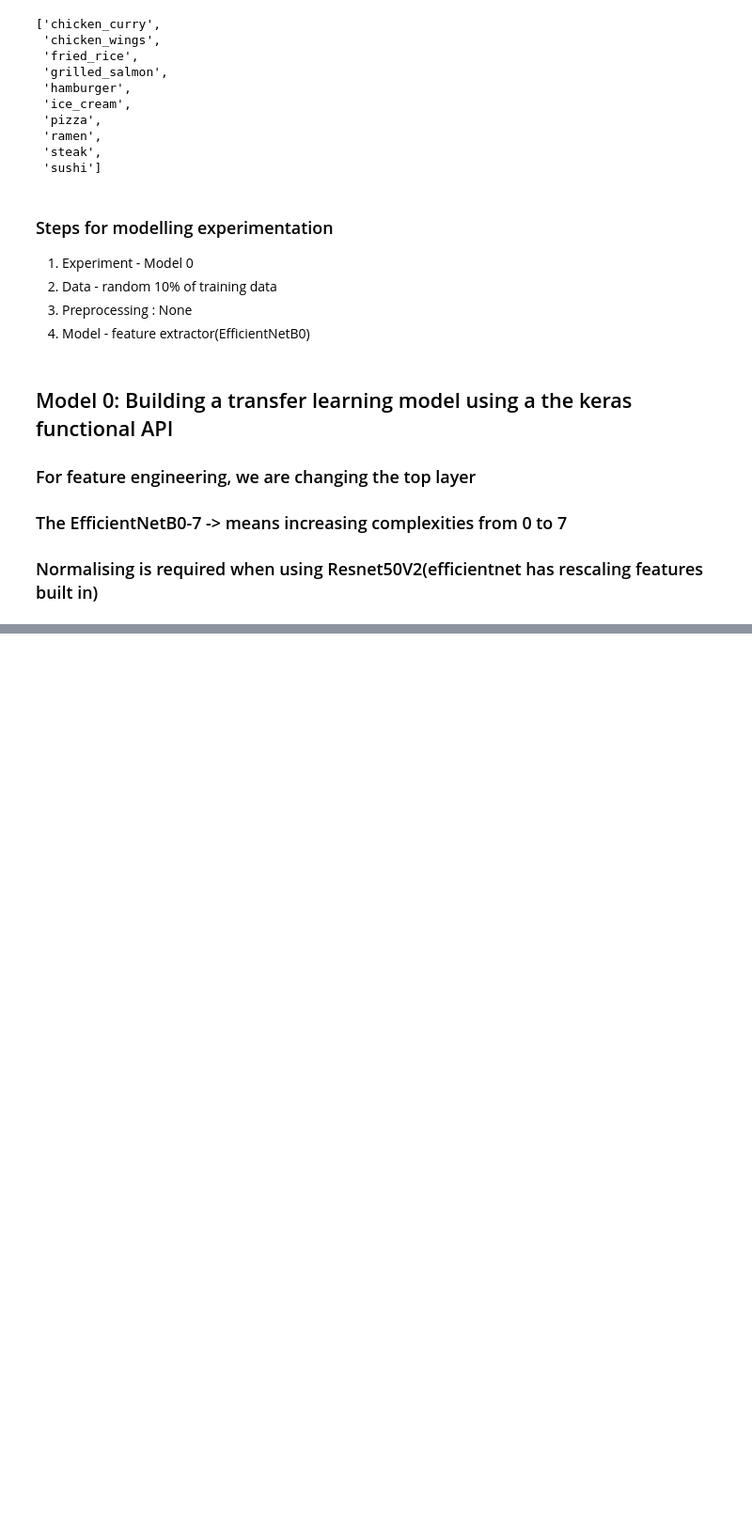
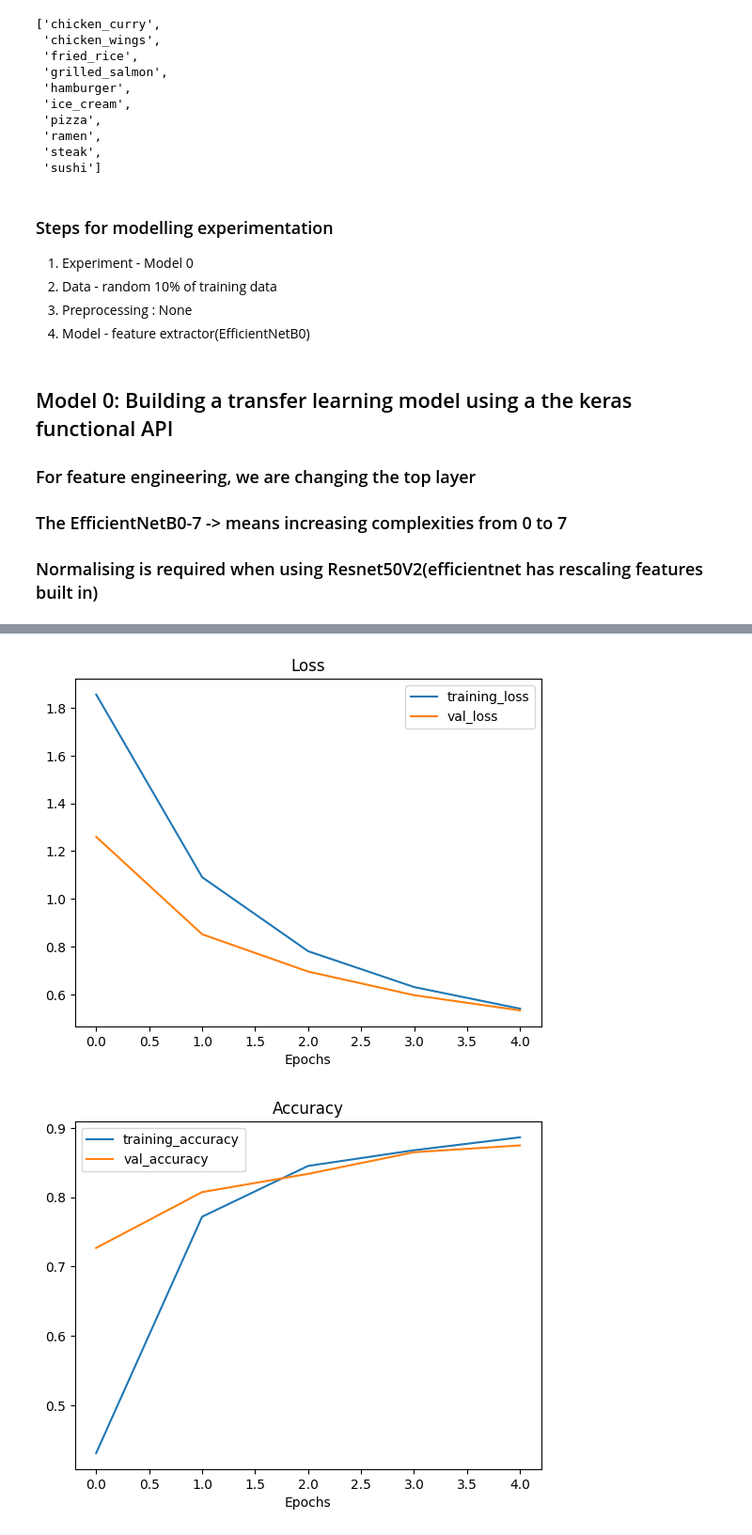
Before and after one commit to aakriti-dot/Tensorflow, a Jupyter notebook: TransferLearning_FineTuning.ipynb, the cells around one changed output, grey strips where cells are left out. Shown: that part at 94% size. Drawn from its saved outputs; the diff is of its cells as text; code cells hidden in the pictures; blank space fills up the shorter version.

```diff
--- a/TransferLearning_FineTuning.ipynb
+++ b/TransferLearning_FineTuning.ipynb
@@ -129,7 +130,7 @@ inputs = tf.keras.layers.Input(shape=(224,224,3), name='input_layer')
 #x = tf.keras.layers.experimental.preprocessing.Rescaling(1./255)(inputs)
 
 #5. Pass the inputs to the base model.
-x = ase_model(inputs)
+x = base_model(inputs)
 print(f"Shape after passing inputs through base model: {x.shape}")
 
 #6. Average pool the outputs of the base model (aggregate all the most important information, reduce number of computations)
@@ -143,3 +144,15 @@ outputs = tf.keras.layers.Dense(10, activation='softmax', name='output_layer')(x
 model_0 = tf.keras.Model(inputs, outputs)
 
 #9. Compile the model
+model_0.compile(loss='categorical_crossentropy',
+                optimizer=tf.keras.optimizers.Adam(),
+                metrics=['accuracy'])
+
+#10. Fit the model and save history
+hostory_10_percent=model_0.fit(train_data_10_percent,
+                               epochs=5,
+                               steps_per_epoch=len(train_data_10_percent),
+                               validation_data=test_data_10_percent,
+                               validation_steps=int(0.25*len(test_data_10_percent)),
+                               callbacks=[create_tensorboard_callback(dir_name='transfer_learning',
+                                                                      experiment_name='10_percent_feature_extraction')])
@@ -145,0 +202,6 @@ model_0 = tf.keras.Model(inputs, outputs)
+# %%
+#Check out the model's training curves
+plot_loss_curves(hostory_10_percent)
+# %% [output]
+[figure, added]
+[figure, added]
```
Also changed, not shown: parts of 7 cells of this notebook.
